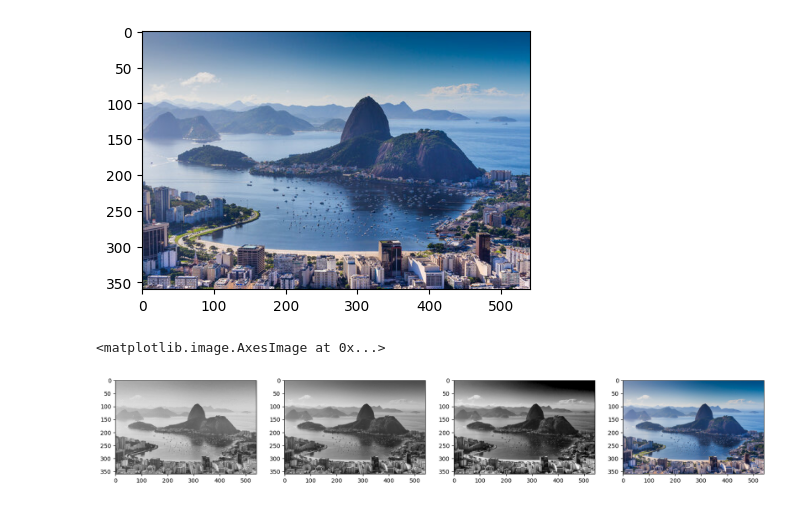
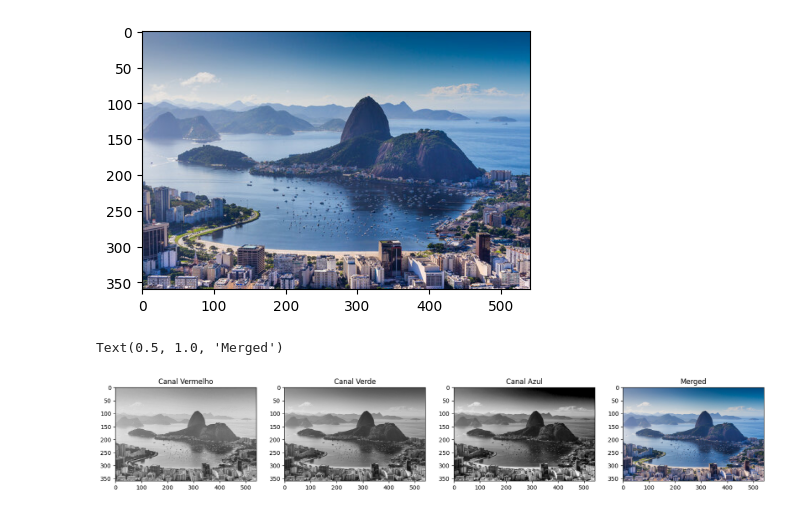
Before and after one commit to davi-dressler/fgv_vc, a Jupyter notebook: lista_1/lista1.ipynb, the cells around one changed output. Cells and saved outputs as stored; diff of their text form; code cells hidden in the pictures.

```diff
--- a/lista_1/lista1.ipynb
+++ b/lista_1/lista1.ipynb
@@ -76,18 +76,22 @@ plt.imshow(img[:,:,::-1])
 [figure]
 # %%
 b, g, r = cv.split(img)
-
-fig, ax = plt.subplots(1,4,figsize=(20,5))
-ax[0].imshow(b, cmap="gray")
-ax[1].imshow(g, cmap= "gray")
-ax[2].imshow(r, cmap= "gray")
-
 img_merged = cv.merge((b,g,r))
-
-ax[3].imshow(img_merged[:, :, ::-1])
-# %% [output]
-<matplotlib.image.AxesImage at 0x...>
-[figure, removed]
+# %%
+fig, ax = plt.subplots(1,4,figsize=(20,5))
+
+ax[0].imshow(b, cmap="gray")
+ax[1].imshow(g, cmap= "gray")
+ax[2].imshow(r, cmap= "gray")
+ax[3].imshow(img_merged[:, :, ::-1])
+
+ax[0].set_title("Canal Vermelho")
+ax[1].set_title("Canal Verde")
+ax[2].set_title("Canal Azul")
+ax[3].set_title("Merged")
+# %% [output]
+Text(0.5, 1.0, 'Merged')
+[figure, added]
 # %%
 ball = img[280:340, 330:390]
 img[273:333, 100:160] = ball
```
Also changed, not shown: 3 other files.
